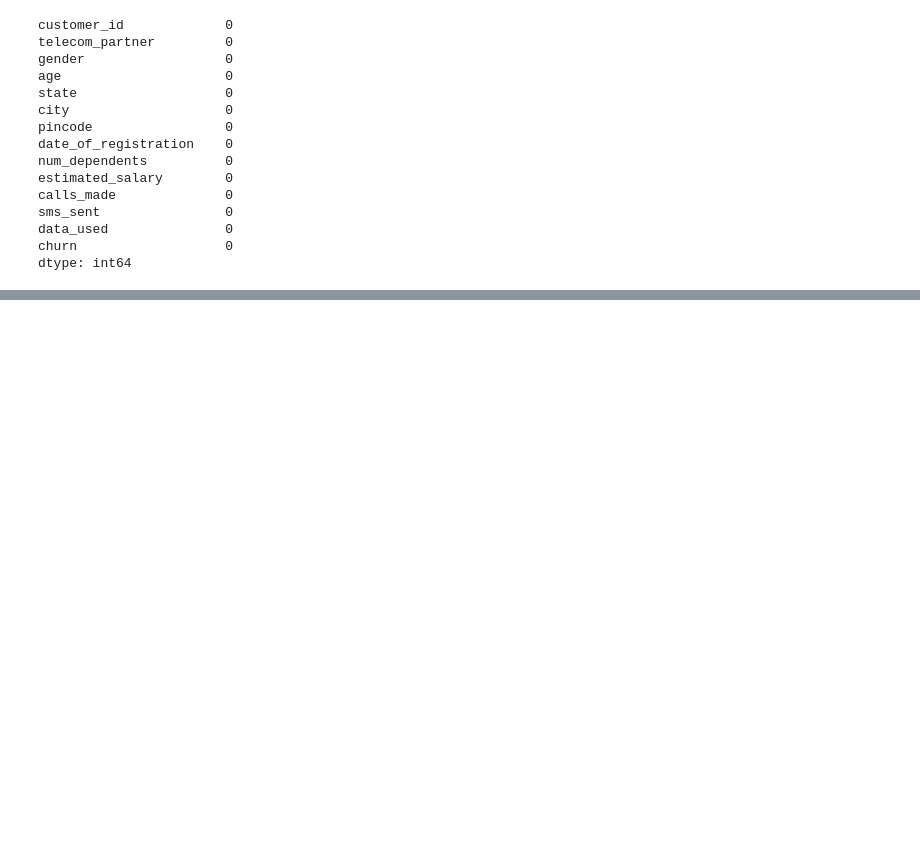
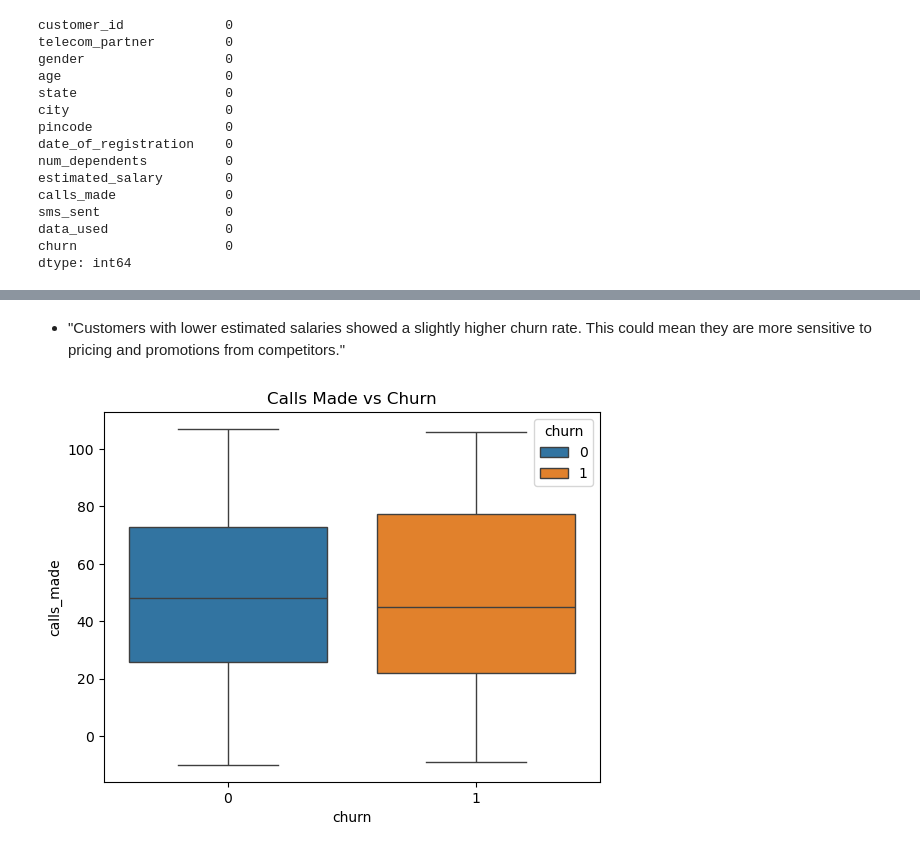
Before and after one commit to yash18543/data-science-projects-, a Jupyter notebook: PRCL-0017 Customer Churn.ipynb, the cells around one changed output, grey strips where cells are left out. Drawn from its saved outputs; the diff is of its cells as text; code cells hidden in the pictures; blank space fills up the shorter version.

```diff
--- a/PRCL-0017 Customer Churn.ipynb
+++ b/PRCL-0017 Customer Churn.ipynb
@@ -169,0 +207,9 @@ for col in num_cols:
+# %% [markdown]
+- "Customers with lower estimated salaries showed a slightly higher churn rate.
+This could mean they are more sensitive to pricing and promotions from competitors."
+# %%
+sns.boxplot(x='churn', y='calls_made', data=df , hue='churn')
+plt.title("Calls Made vs Churn")
+plt.show()
+# %% [output]
+[figure, added]
```
Also changed, not shown: parts of 37 cells of this notebook.
